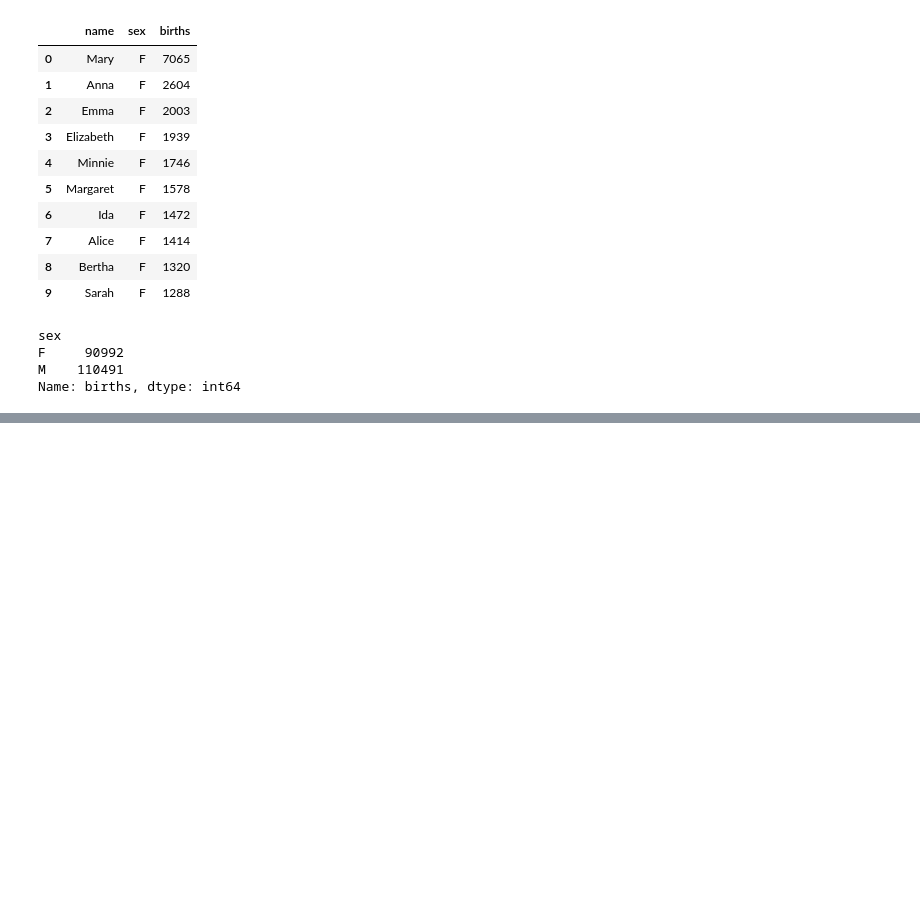
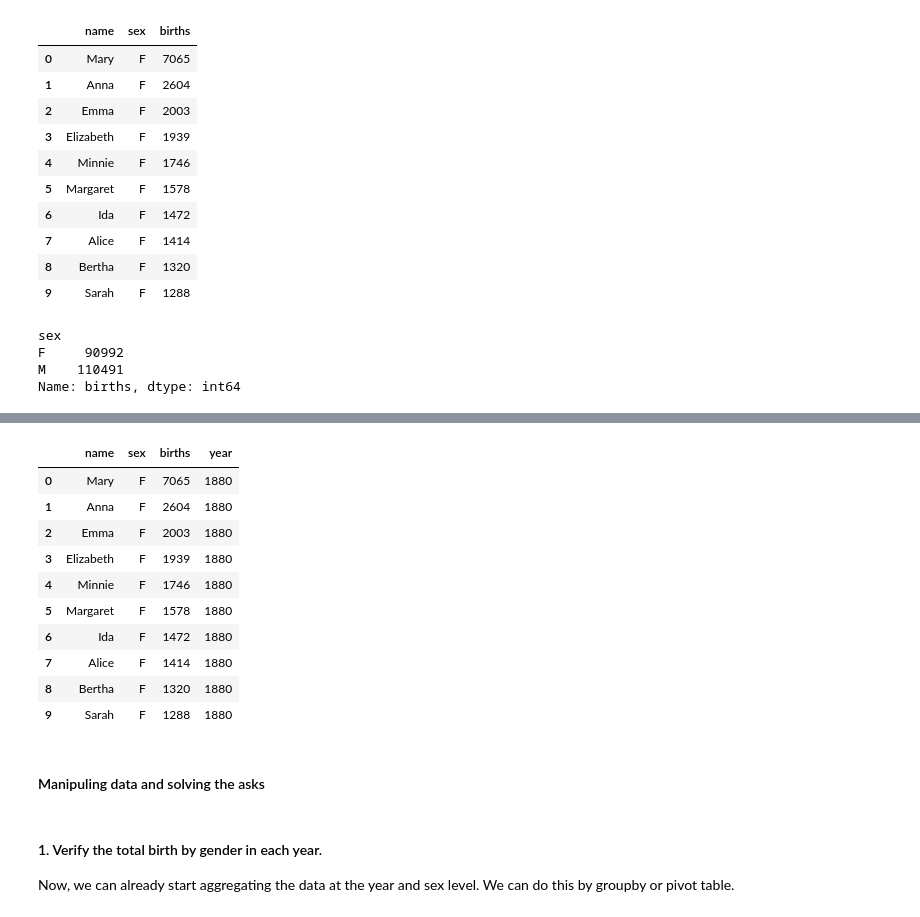
Before and after one commit to diogenesd/Python-for-data-analysis, a Jupyter notebook: Pyton-for-data-analysis.ipynb, the cells around one changed output, grey strips where cells are left out. Saved outputs shown, nothing was run; the diff lists cells and outputs as text; code cells hidden in the pictures; blank space fills up the shorter version.

```diff
--- a/Pyton-for-data-analysis.ipynb
+++ b/Pyton-for-data-analysis.ipynb
@@ -654,0 +657,5 @@ Name: births, dtype: int64
+# %%
+# Now, we'll go togeth all of the data into a single DataFrame and further to add a year field, using pandas.
+
+# make one range for new column of the data. 2016 is the last available year right now.
+years = range(1880, 2016)
@@ -654,0 +696,20 @@ Name: births, dtype: int64
+# %%
+# showing the first ten to verify if be right
+names.head(10)
+# %% [output]
+|  | name | sex | births | year |
+| 0 | Mary | F | 7065 | 1880 |
+| 1 | Anna | F | 2604 | 1880 |
+| 2 | Emma | F | 2003 | 1880 |
+| 3 | Elizabeth | F | 1939 | 1880 |
+| 4 | Minnie | F | 1746 | 1880 |
+| 5 | Margaret | F | 1578 | 1880 |
+| 6 | Ida | F | 1472 | 1880 |
+| 7 | Alice | F | 1414 | 1880 |
+| 8 | Bertha | F | 1320 | 1880 |
+| 9 | Sarah | F | 1288 | 1880 |
+# %% [markdown]
+<h4>Manipuling data and solving the asks</h4></br>
+# %% [markdown]
+<h4>1. Verify the total birth by gender in each year.</h4>
+<p>Now, we can already start aggregating the data at the year and sex level. We can do this by groupby or pivot table.</p>
```
Also changed, not shown: parts of 19 cells of this notebook.
